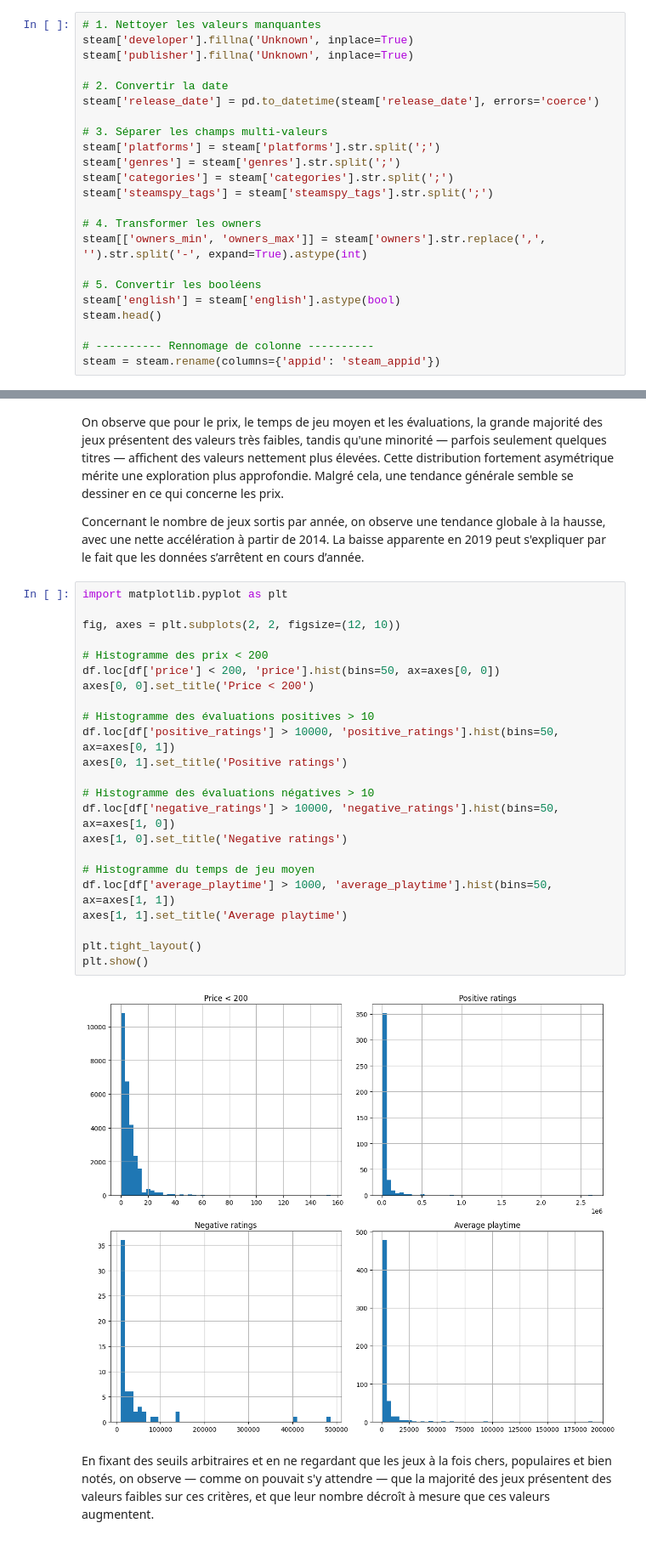
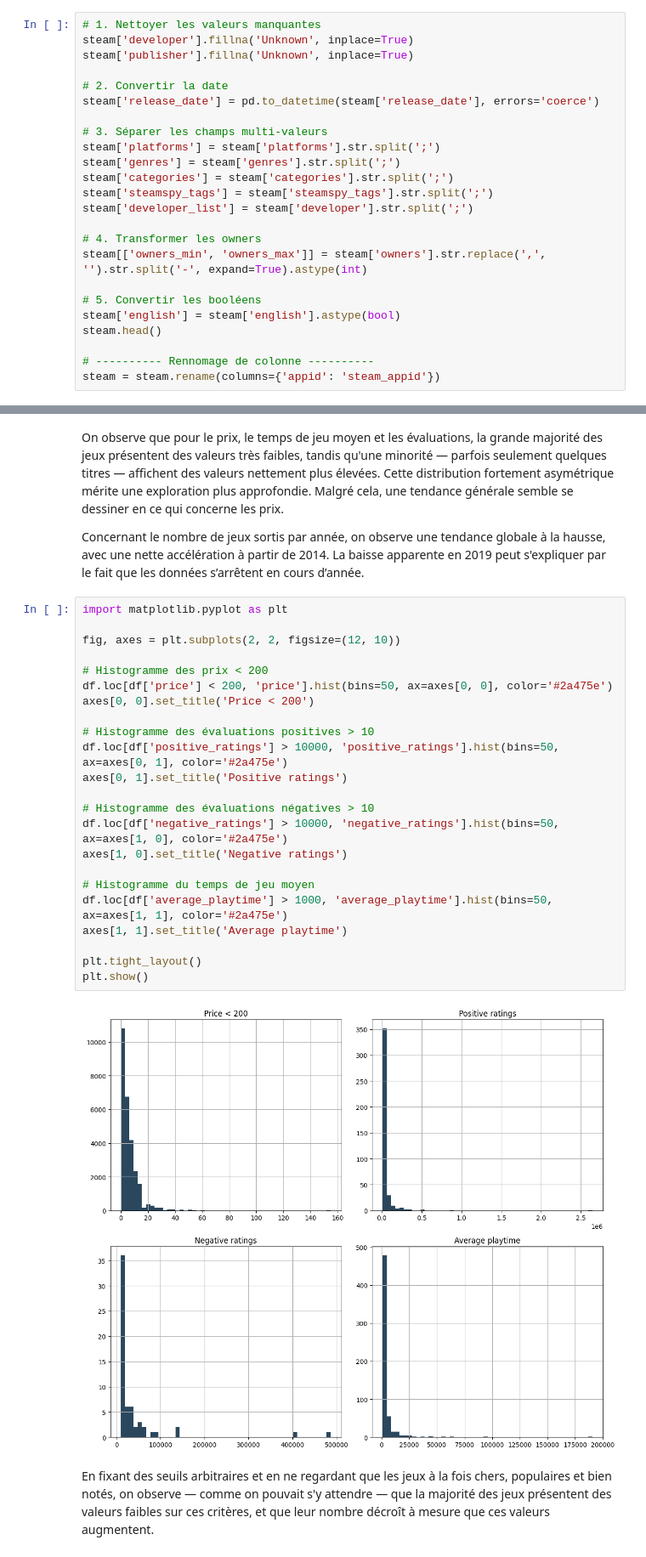
Before and after one commit to Plestan/Analyse-comportementale-Steam, a Jupyter notebook: analyse.ipynb, the cells around one changed output, grey strips where cells are left out. Shown at 85% size. Saved outputs shown, nothing was run; the diff lists cells and outputs as text.

```diff
--- a/analyse.ipynb
+++ b/analyse.ipynb
@@ -321,6 +321,7 @@ steam['platforms'] = steam['platforms'].str.split(';')
 steam['genres'] = steam['genres'].str.split(';')
 steam['categories'] = steam['categories'].str.split(';')
 steam['steamspy_tags'] = steam['steamspy_tags'].str.split(';')
+steam['developer_list'] = steam['developer'].str.split(';')
 
 # 4. Transformer les owners
 steam[['owners_min', 'owners_max']] = steam['owners'].str.replace(',', '').str.split('-', expand=True).astype(int)
@@ -544,28 +545,28 @@ Concernant le nombre de jeux sortis par année, on observe une tendance globale
 # %%
 import matplotlib.pyplot as plt
 
 fig, axes = plt.subplots(2, 2, figsize=(12, 10))
 
 # Histogramme des prix < 200
-df.loc[df['price'] < 200, 'price'].hist(bins=50, ax=axes[0, 0])
+df.loc[df['price'] < 200, 'price'].hist(bins=50, ax=axes[0, 0], color='#2a475e')
 axes[0, 0].set_title('Price < 200')
 
 # Histogramme des évaluations positives > 10
-df.loc[df['positive_ratings'] > 10000, 'positive_ratings'].hist(bins=50, ax=axes[0, 1])
+df.loc[df['positive_ratings'] > 10000, 'positive_ratings'].hist(bins=50, ax=axes[0, 1], color='#2a475e')
 axes[0, 1].set_title('Positive ratings')
 
 # Histogramme des évaluations négatives > 10
-df.loc[df['negative_ratings'] > 10000, 'negative_ratings'].hist(bins=50, ax=axes[1, 0])
+df.loc[df['negative_ratings'] > 10000, 'negative_ratings'].hist(bins=50, ax=axes[1, 0], color='#2a475e')
 axes[1, 0].set_title('Negative ratings')
 
 # Histogramme du temps de jeu moyen
-df.loc[df['average_playtime'] > 1000, 'average_playtime'].hist(bins=50, ax=axes[1, 1])
+df.loc[df['average_playtime'] > 1000, 'average_playtime'].hist(bins=50, ax=axes[1, 1], color='#2a475e')
 axes[1, 1].set_title('Average playtime')
 
 plt.tight_layout()
 plt.show()
 # %% [output]
-[figure, old version]
+[figure, new version]
 # %% [markdown]
 En fixant des seuils arbitraires et en ne regardant que les jeux à la fois chers, populaires et bien notés, on observe — comme on pouvait s'y attendre — que la majorité des jeux présentent des valeurs faibles sur ces critères, et que leur nombre décroît à mesure que ces valeurs augmentent.
 # %% [markdown]
```
Also changed, not shown: parts of 28 cells of this notebook.
